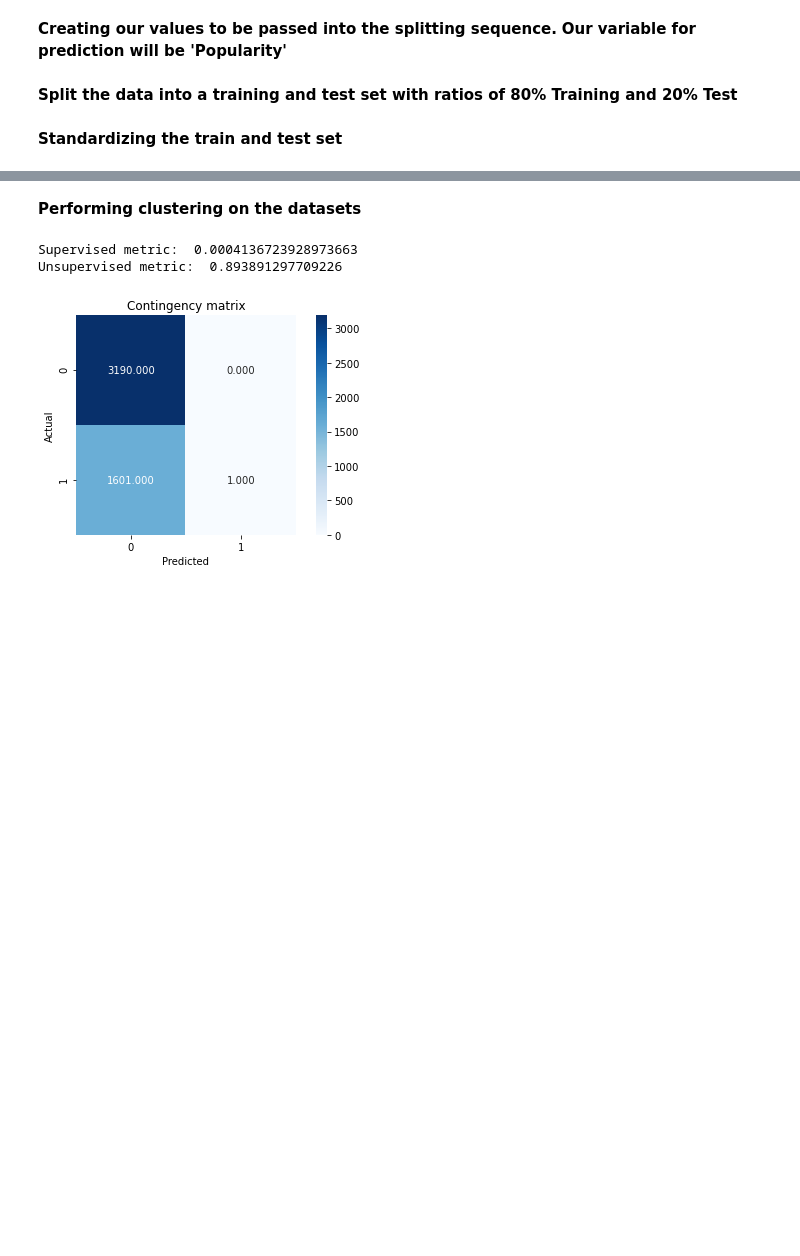
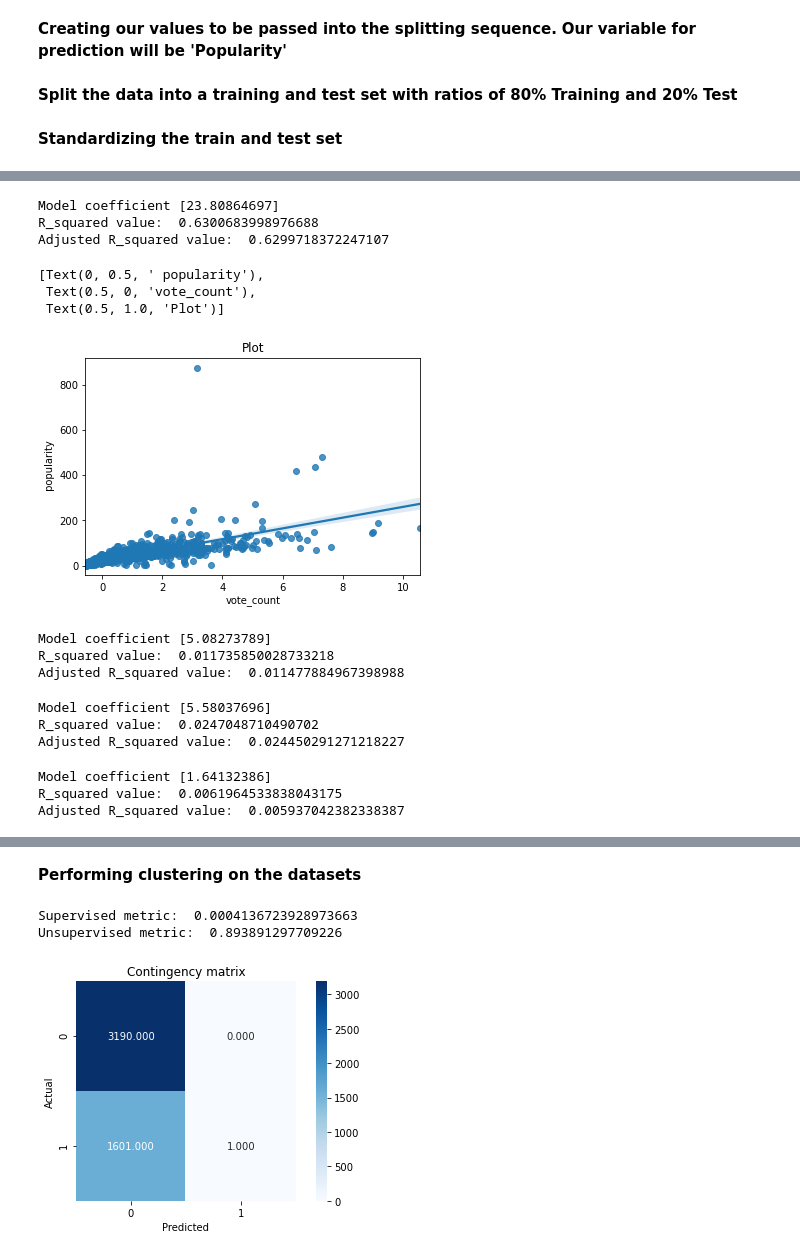
Before and after one commit to fjerrichiello/CS418GP, a Jupyter notebook: FinalProject/Analysis.ipynb, the cells around one changed output, grey strips where cells are left out. Saved outputs shown, nothing was run; the diff lists cells and outputs as text; code cells hidden in the pictures; blank space fills up the shorter version.

```diff
--- a/FinalProject/Analysis.ipynb
+++ b/FinalProject/Analysis.ipynb
@@ -125,0 +176,75 @@ x_test_scaled = scaler.transform(x_test)
+# %%
+#Simple linear regression using 'vote_count' as predictor to predict popularity.
+
+model = linear_model.LinearRegression()
+fitted_model = model.fit(X = x_train_scaled[:, 3].reshape(-1, 1), y = y_train['popularity'])
+predicted = fitted_model.predict(x_test_scaled[:, 3].reshape(-1, 1))
+corr_coef = numpy.corrcoef(predicted,y_test['popularity'])[1, 0]
+R_squared = corr_coef ** 2
+adj_R_squared = 1 - ((1 - R_squared)*(n - 1)/(n - 1 - 1))
+
+print("Model coefficient",model.coef_)
+print("R_squared value: ",R_squared)
+print("Adjusted R_squared value: ",adj_R_squared)
+# Plot
+ax = sns.regplot(x_train_scaled[:, 3], y_train['popularity'])
+ax.set(title = 'Plot', xlabel = 'vote_count', ylabel = ' popularity')
+# %% [output]
+Model coefficient [23.80864697]
+R_squared value:  0.6300683998976688
+Adjusted R_squared value:  0.6299718372247107
+[Text(0, 0.5, ' popularity'),
+ Text(0.5, 0, 'vote_count'),
+ Text(0.5, 1.0, 'Plot')]
+[figure, added]
+# %%
+#Simple linear regression using 'num_genres' as predictor to predict popularity.
+
+model = linear_model.LinearRegression()
+fitted_model = model.fit(X = x_train_scaled[:, 4].reshape(-1, 1), y = y_train['popularity'])
+predicted = fitted_model.predict(x_test_scaled[:, 4].reshape(-1, 1))
+corr_coef = numpy.corrcoef(predicted,y_test['popularity'])[1, 0]
+R_squared = corr_coef ** 2
+adj_R_squared = 1 - ((1 - R_squared)*(n - 1)/(n - 1 - 1))
+
+print("Model coefficient",model.coef_)
+print("R_squared value: ",R_squared)
+print("Adjusted R_squared value: ",adj_R_squared)
+# %% [output]
+Model coefficient [5.08273789]
+R_squared value:  0.011735850028733218
+Adjusted R_squared value:  0.011477884967398988
+# %%
+#Simple linear regression using 'num_production_companies' as predictor to predict popularity.
+
+model = linear_model.LinearRegression()
+fitted_model = model.fit(X = x_train_scaled[:, 5].reshape(-1, 1), y = y_train['popularity'])
+predicted = fitted_model.predict(x_test_scaled[:, 5].reshape(-1, 1))
+corr_coef = numpy.corrcoef(predicted,y_test['popularity'])[1, 0]
+R_squared = corr_coef ** 2
+adj_R_squared = 1 - ((1 - R_squared)*(n - 1)/(n - 1 - 1))
+
+print("Model coefficient",model.coef_)
+print("R_squared value: ",R_squared)
+print("Adjusted R_squared value: ",adj_R_squared)
+# %% [output]
+Model coefficient [5.58037696]
+R_squared value:  0.0247048710490702
+Adjusted R_squared value:  0.024450291271218227
+# %%
+#Simple linear regression using 'num_production_countries' as predictor to predict popularity.
+
+model = linear_model.LinearRegression()
+fitted_model = model.fit(X = x_train_scaled[:, 6].reshape(-1, 1), y = y_train['popularity'])
+predicted = fitted_model.predict(x_test_scaled[:, 6].reshape(-1, 1))
+corr_coef = numpy.corrcoef(predicted,y_test['popularity'])[1, 0]
+R_squared = corr_coef ** 2
+adj_R_squared = 1 - ((1 - R_squared)*(n - 1)/(n - 1 - 1))
+
+print("Model coefficient",model.coef_)
+print("R_squared value: ",R_squared)
+print("Adjusted R_squared value: ",adj_R_squared)
+# %% [output]
+Model coefficient [1.64132386]
+R_squared value:  0.0061964533838043175
+Adjusted R_squared value:  0.005937042382338387
```
Also changed, not shown: parts of 10 cells of this notebook.
